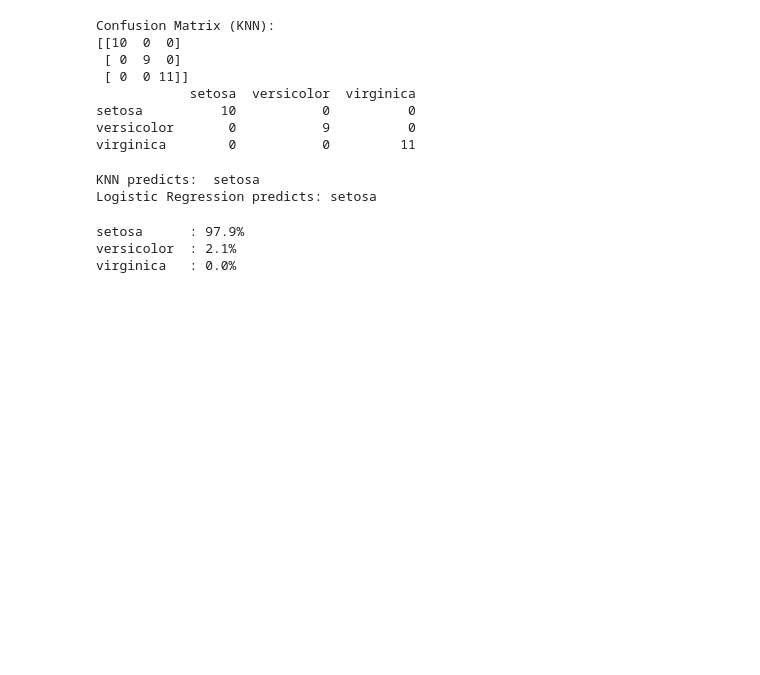
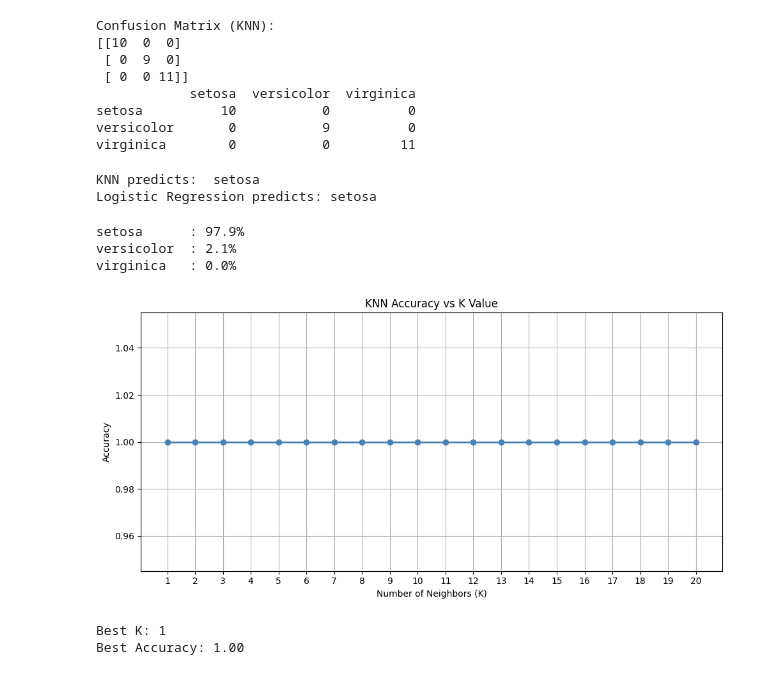
Before and after one commit to Ira9181/iris-classification, a Jupyter notebook: iris.ipynb, the cells around one changed output. Drawn from its saved outputs; the diff is of its cells as text; code cells hidden in the pictures; blank space fills up the shorter version.

Commit message:
Add K-value comparison across K=1 to 20

```diff
--- a/iris.ipynb
+++ b/iris.ipynb
@@ -202,3 +200,32 @@ for species, prob in zip(iris.target_names, proba[0]):
 setosa      : 97.9%
 versicolor  : 2.1%
 virginica   : 0.0%
+# %%
+# K-Value Comparison — Finding the optimal K for KNN
+import matplotlib.pyplot as plt
+
+k_values = range(1, 21)
+accuracies = []
+
+for k in k_values:
+    knn = KNeighborsClassifier(n_neighbors=k)
+    knn.fit(X_train, y_train)
+    acc = knn.score(X_test, y_test)
+    accuracies.append(acc)
+
+plt.figure(figsize=(10, 5))
+plt.plot(k_values, accuracies, marker='o', color='steelblue', linewidth=2)
+plt.title('KNN Accuracy vs K Value')
+plt.xlabel('Number of Neighbors (K)')
+plt.ylabel('Accuracy')
+plt.xticks(k_values)
+plt.grid(True)
+plt.tight_layout()
+plt.show()
+
+print(f"Best K: {k_values[accuracies.index(max(accuracies))]}")
+print(f"Best Accuracy: {max(accuracies):.2f}")
+# %% [output]
+[figure, added]
+Best K: 1
+Best Accuracy: 1.00
```
Also changed, not shown: parts of 1 cell of this notebook.
